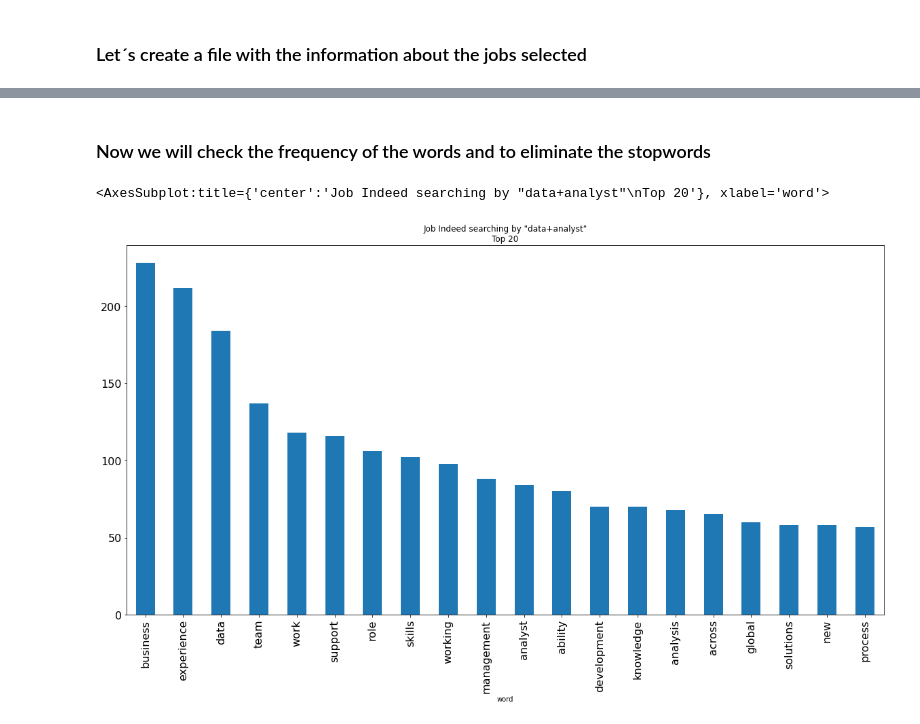
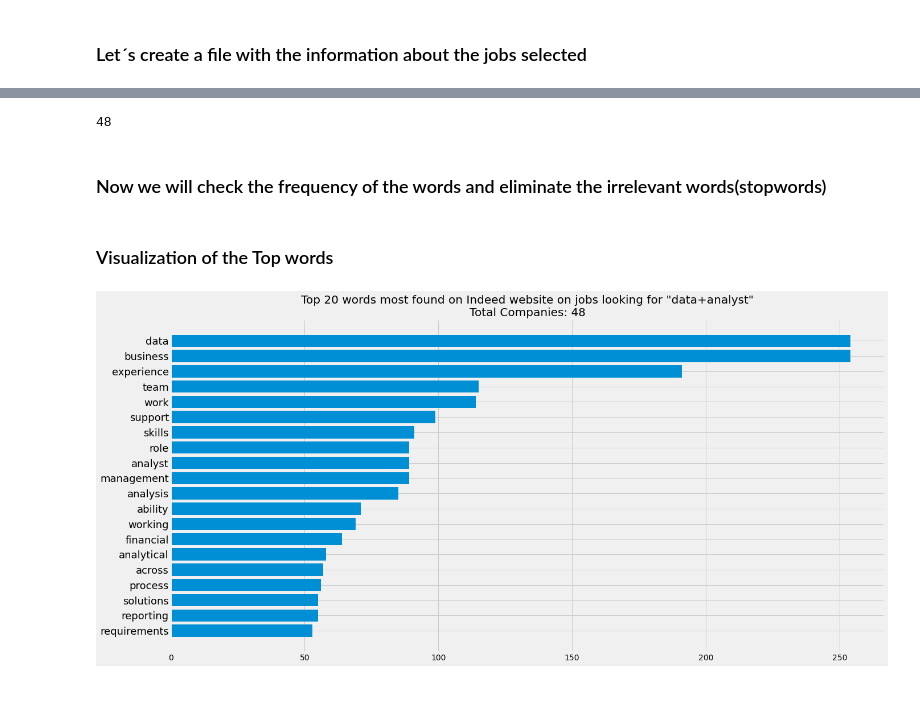
Before and after one commit to Cynthyah/Web-Scraping-Job-From-Indeed, a Jupyter notebook: WebScrapingIndeed.ipynb, the cells around one changed output, grey strips where cells are left out. Cells and saved outputs as stored; diff of their text form; code cells hidden in the pictures; blank space fills up the shorter version.

Commit message:
Insert new plot

```diff
--- a/WebScrapingIndeed.ipynb
+++ b/WebScrapingIndeed.ipynb
@@ -67,13 +71,23 @@ def clean_text(text):
     text = re.sub('[%s]' % re.escape(string.punctuation),'',text) # delete all punctuation
     text = re.sub('—','',text)
     text = re.sub('’s','',text)
-
+    text = re.sub('Â·','',text)
+    text = re.sub('â€“','',text)
+    text = re.sub('â€™','',text)
+    text = re.sub('. . .','',text)
+    text = re.sub('##','',text)
     return text
 
 # cleaning the column summary using regex
 df['full description'] = df['full description'].apply(lambda x: clean_text(x))
+# %%
+# let´s check how many company
+total_comp =len(df['company'])
+print(total_comp)
+# %% [output]
+48
 # %% [markdown]
-### Now we will check the frequency of the words and to eliminate the stopwords
+### Now we will check the frequency of the words and eliminate the irrelevant words(stopwords)
 # %%
 blob = TextBlob(str(df['full description']))
 
@@ -86,10 +100,19 @@ items = [item for item in items if item[0] not in stop_words]
 # now we will create a df with the frequency of the words
 df_word_count = pd.DataFrame(items, columns=['word','count'])
 df_word_count.sort_values(by='count',ascending=False,inplace=True)
-# %%
-# plot the top20 words
-df_top = df_word_count.head(20)
-df_top.plot.bar(x='word', y='count',legend=False,figsize=(20,10),title=f'Job Indeed searching by "{word}"\nTop 20',fontsize=16)
-# %% [output]
-<AxesSubplot:title={'center':'Job Indeed searching by "data+analyst"\nTop 20'}, xlabel='word'>
-[figure, removed]
+# %% [markdown]
+### Visualization of the Top words
+# %%
+# plot the top20 words
+df_top = df_word_count.head(20)
+
+%matplotlib inline
+plt.style.use('fivethirtyeight')
+plt.figure(figsize=(20,10))
+plt.title(f'Top 20 words most found on Indeed website on jobs looking for "{word}"\nTotal Companies: {total_comp}',fontsize=20)
+plt.barh(df_top['word'],df_top['count'])
+plt.yticks(fontsize=18)
+plt.gca().invert_yaxis()
+plt.show()
+# %% [output]
+[figure, added]
```
Also changed, not shown: parts of 11 cells of this notebook.
